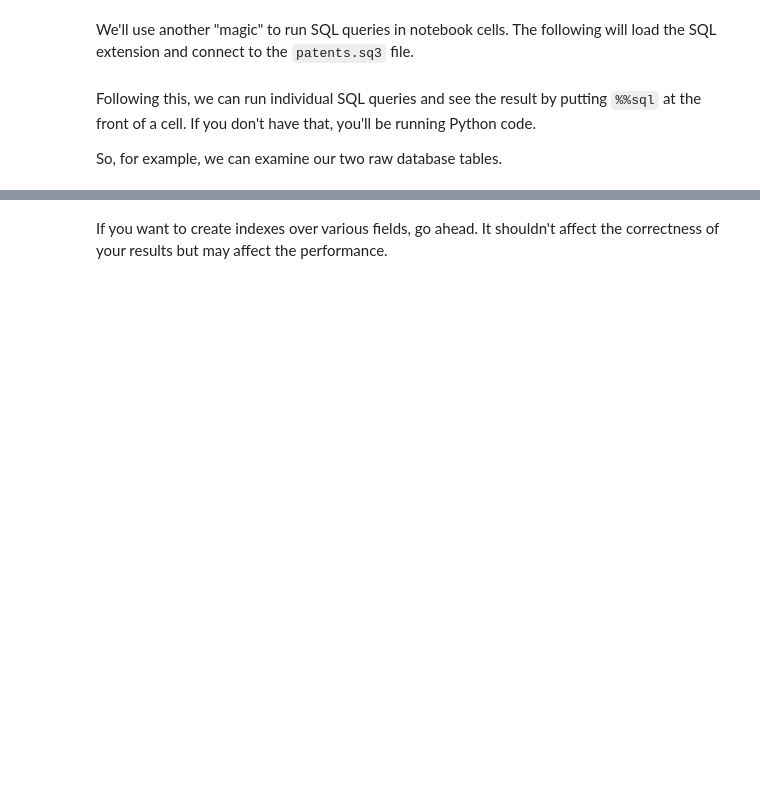
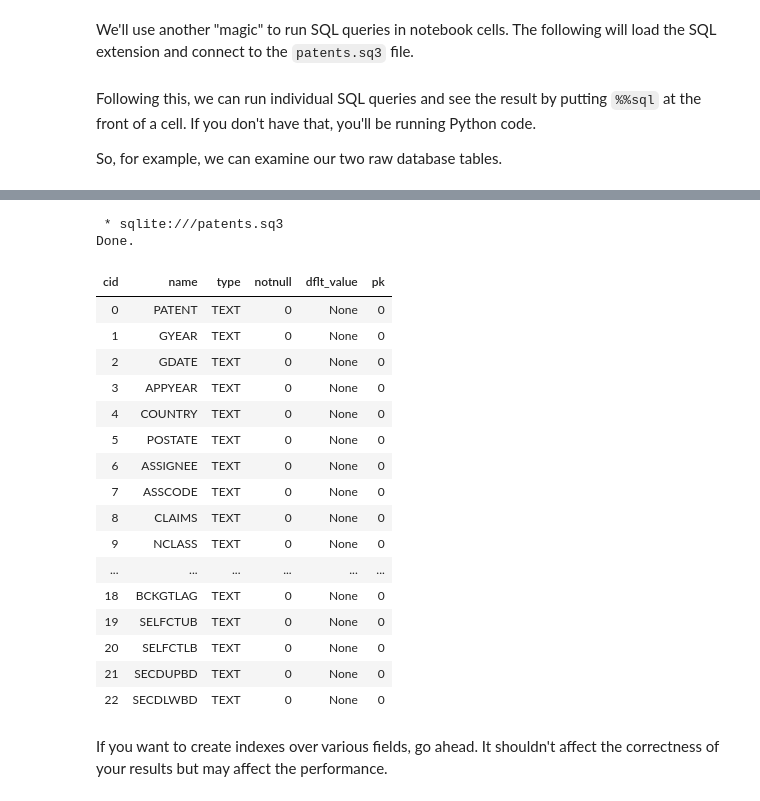
Before and after one commit to paudelnirajan/lab3-sql-patent2, a Jupyter notebook: Lab03-sqlite-patent.ipynb, the cells around one changed output, grey strips where cells are left out. Cells and saved outputs as stored; diff of their text form; code cells hidden in the pictures; blank space fills up the shorter version.

```diff
--- a/Lab03-sqlite-patent.ipynb
+++ b/Lab03-sqlite-patent.ipynb
@@ -51,3 +106,26 @@ select * from citations limit 5;
+# %%
+%%sql
+PRAGMA table_info(patents);
+# %% [output]
+ * sqlite:///patents.sq3
+Done.
+| cid | name | type | notnull | dflt_value | pk |
+| 0 | PATENT | TEXT | 0 | None | 0 |
+| 1 | GYEAR | TEXT | 0 | None | 0 |
+| 2 | GDATE | TEXT | 0 | None | 0 |
+| 3 | APPYEAR | TEXT | 0 | None | 0 |
+| 4 | COUNTRY | TEXT | 0 | None | 0 |
+| 5 | POSTATE | TEXT | 0 | None | 0 |
+| 6 | ASSIGNEE | TEXT | 0 | None | 0 |
+| 7 | ASSCODE | TEXT | 0 | None | 0 |
+| 8 | CLAIMS | TEXT | 0 | None | 0 |
+| 9 | NCLASS | TEXT | 0 | None | 0 |
+| ... | ... | ... | ... | ... | ... |
+| 18 | BCKGTLAG | TEXT | 0 | None | 0 |
+| 19 | SELFCTUB | TEXT | 0 | None | 0 |
+| 20 | SELFCTLB | TEXT | 0 | None | 0 |
+| 21 | SECDUPBD | TEXT | 0 | None | 0 |
+| 22 | SECDLWBD | TEXT | 0 | None | 0 |
 # %% [markdown]
 If you want to create indexes over various fields, go ahead. It shouldn't affect the correctness of your results but may affect the performance.
 # %% [markdown]
```
Also changed, not shown: parts of 23 cells of this notebook.
